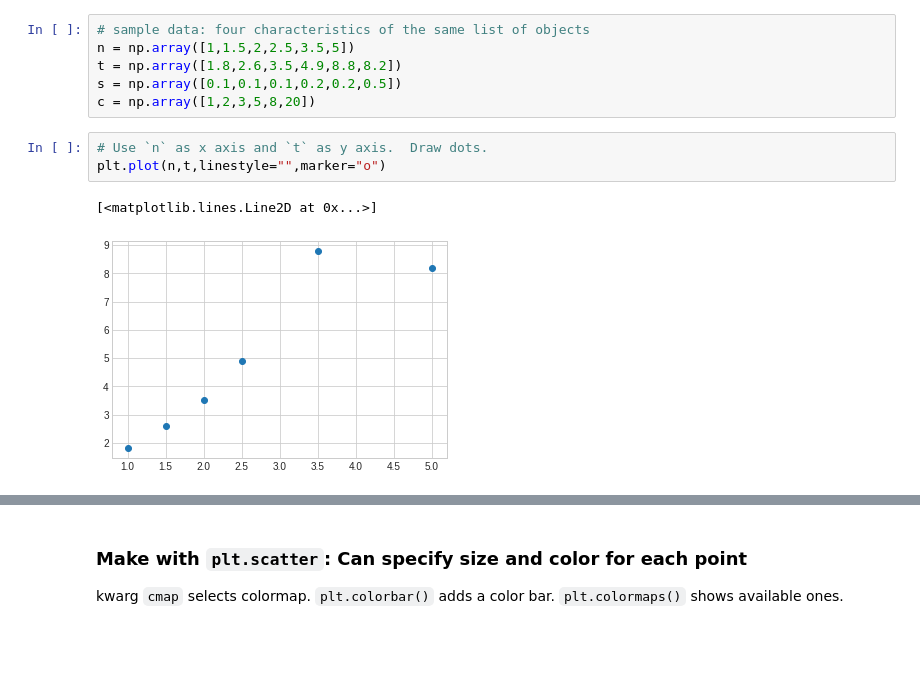
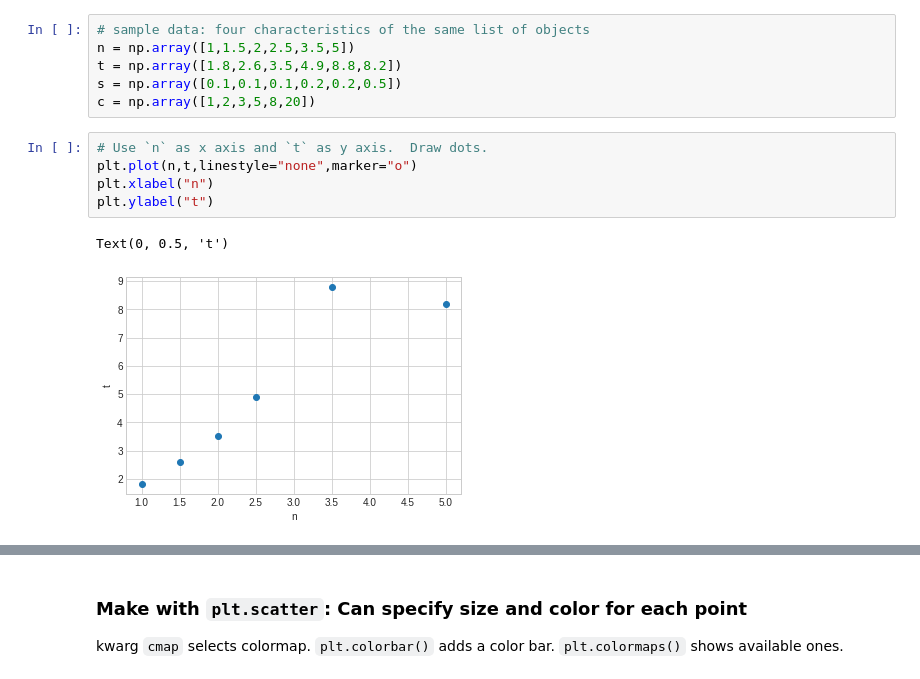
Before and after one commit to emilydumas/mcs275spring2023, a Jupyter notebook: samplecode/numpy/mpl_demo.ipynb, the cells around one changed output, grey strips where cells are left out. Saved outputs shown, nothing was run; the diff lists cells and outputs as text; blank space fills up the shorter version.

```diff
--- a/samplecode/numpy/mpl_demo.ipynb
+++ b/samplecode/numpy/mpl_demo.ipynb
@@ -360,7 +360,9 @@ s = np.array([0.1,0.1,0.1,0.2,0.2,0.5])
 c = np.array([1,2,3,5,8,20])
 # %%
 # Use `n` as x axis and `t` as y axis.  Draw dots.
-plt.plot(n,t,linestyle="",marker="o")
+plt.plot(n,t,linestyle="none",marker="o")
+plt.xlabel("n")
+plt.ylabel("t")
 # %% [output]
-[<matplotlib.lines.Line2D at 0x...>]
+Text(0, 0.5, 't')
-[figure, old version]
+[figure, new version]
```
Also changed, not shown: parts of 34 cells of this notebook.
